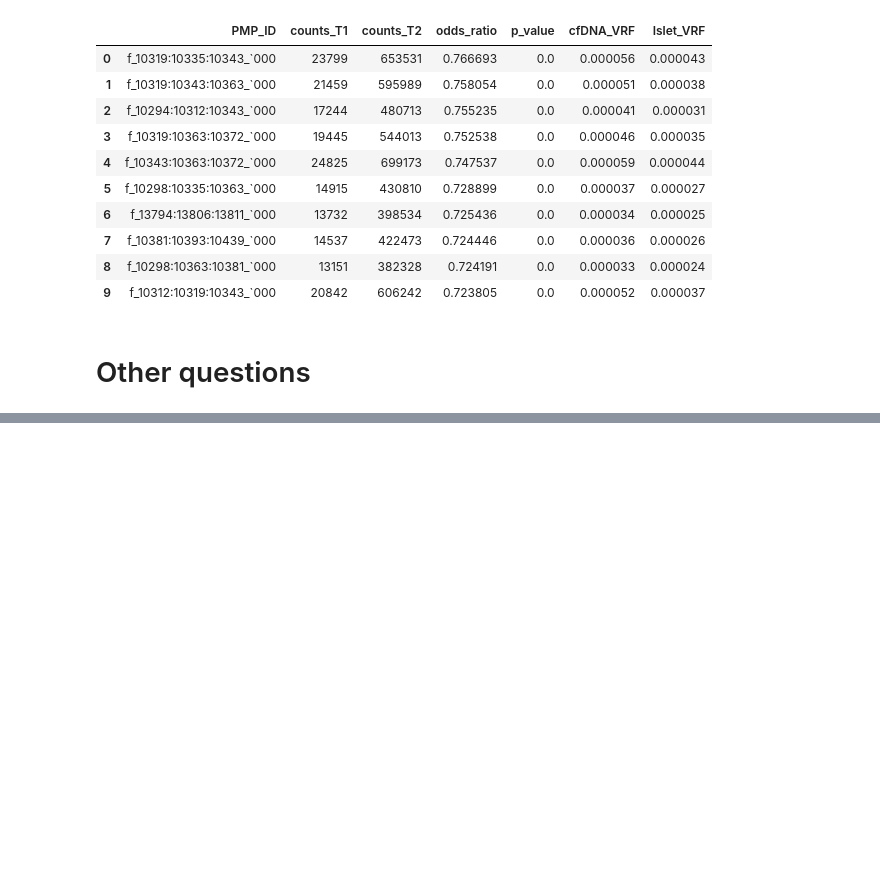
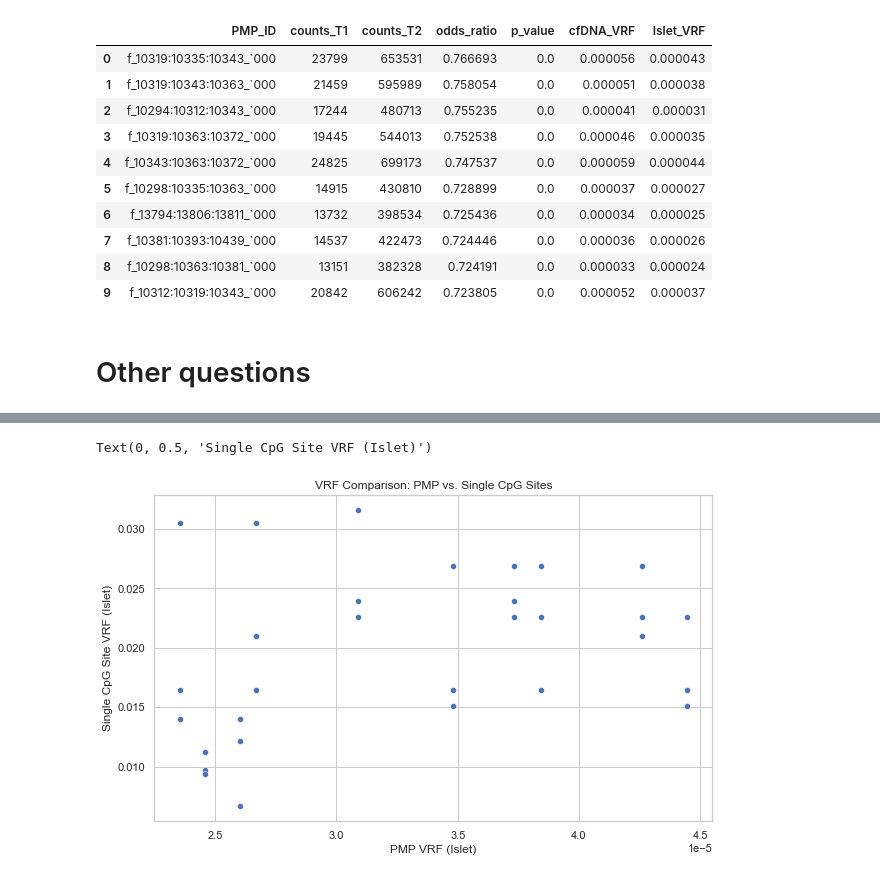
Before and after one commit to drashtishah/test, a Jupyter notebook: data_analysis.ipynb, the cells around one changed output, grey strips where cells are left out. Saved outputs shown, nothing was run; the diff lists cells and outputs as text; code cells hidden in the pictures; blank space fills up the shorter version.

```diff
--- a/data_analysis.ipynb
+++ b/data_analysis.ipynb
@@ -325,0 +535,11 @@ df_final.head(10)
+# %%
+plt.figure(figsize=(10, 6))
+sns.scatterplot(
+    data=filtered_cpg, x="Islet_VRF", y="Islet_Individual_VRF", palette="viridis"
+)
+plt.title("VRF Comparison: PMP vs. Single CpG Sites")
+plt.xlabel("PMP VRF (Islet)")
+plt.ylabel("Single CpG Site VRF (Islet)")
+# %% [output]
+Text(0, 0.5, 'Single CpG Site VRF (Islet)')
+[figure, added]
```
Also changed, not shown: parts of 13 cells of this notebook, 1 other file.
